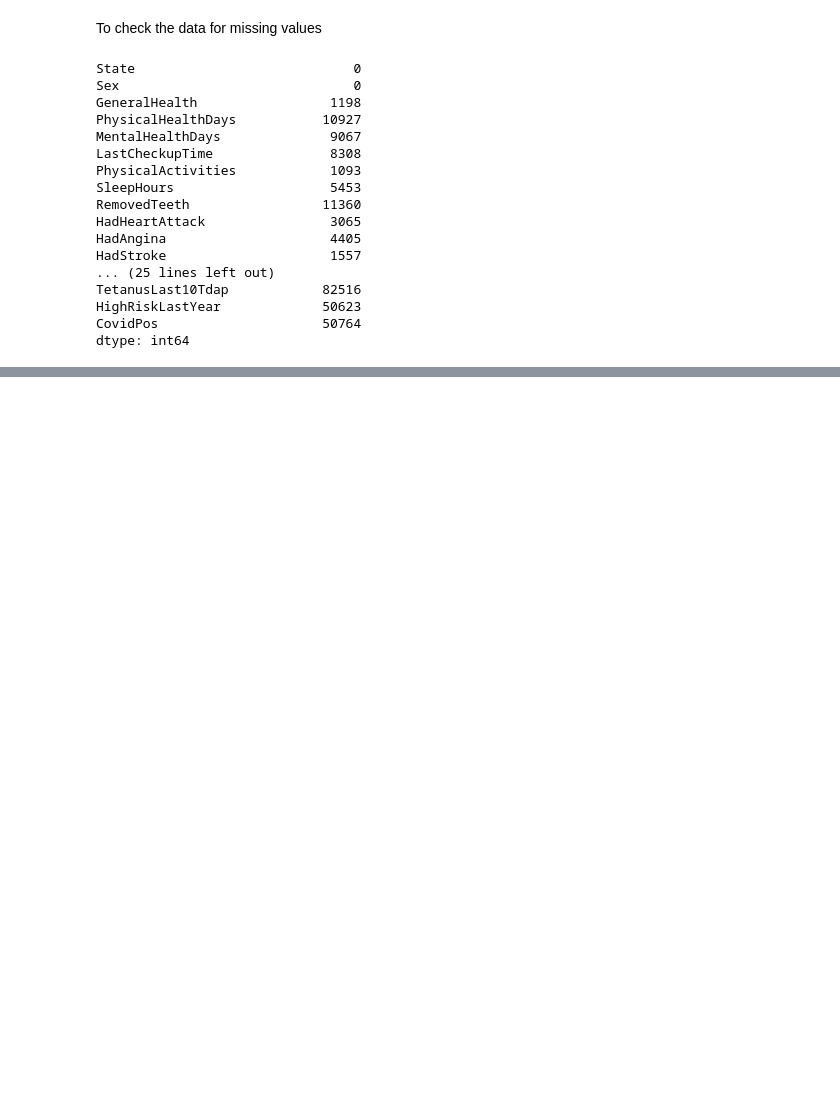
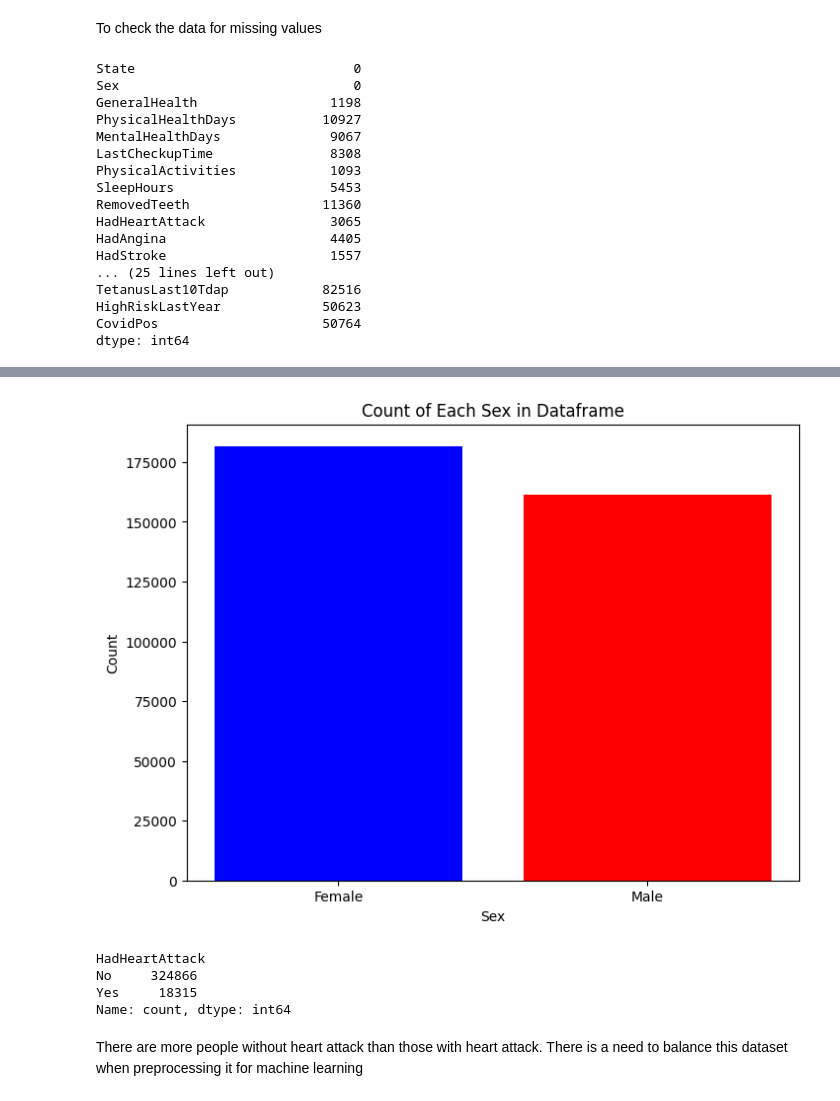
Before and after one commit to eooloyede/Data-Analytics, a Jupyter notebook: Heart.ipynb, the cells around one changed output, grey strips where cells are left out. Saved outputs shown, nothing was run; the diff lists cells and outputs as text; code cells hidden in the pictures; blank space fills up the shorter version.

```diff
--- a/Heart.ipynb
+++ b/Heart.ipynb
@@ -68,0 +119,3 @@ To categorise some column into integers, it is vital to ensure that greater numb
+# %%
+df_heart = df_heart.drop(columns=['PneumoVaxEver'],axis=1)
+df_heart.shape
@@ -68,0 +126,4 @@ To categorise some column into integers, it is vital to ensure that greater numb
+# %%
+df_heart['BMI'] = df_heart['BMI'].fillna(df_heart['BMI'].mean())
+# %%
+df_heart['SleepHours'] = df_heart['SleepHours'].fillna(df_heart['SleepHours'].mean())
@@ -68,0 +180,3 @@ To categorise some column into integers, it is vital to ensure that greater numb
+# %%
+#Reindexing the rows
+df_heart = df_heart.reset_index(drop=True)
@@ -68,0 +204,19 @@ To categorise some column into integers, it is vital to ensure that greater numb
+# %%
+sex_counts = df_heart['Sex'].value_counts()
+plt.figure(figsize=(8, 6))
+plt.bar(sex_counts.index, sex_counts.values, color=['blue', 'red'])
+plt.xlabel('Sex')
+plt.ylabel('Count')
+plt.title('Count of Each Sex in Dataframe')
+plt.show()
+# %% [output]
+[figure, added]
+# %%
+df_heart["HadHeartAttack"].value_counts()
+# %% [output]
+HadHeartAttack
+No     324866
+Yes     18315
+Name: count, dtype: int64
+# %% [markdown]
+There are more people without heart attack than those with heart attack. There is a need to balance this dataset when preprocessing it for machine learning
```
Also changed, not shown: parts of 136 cells of this notebook.
